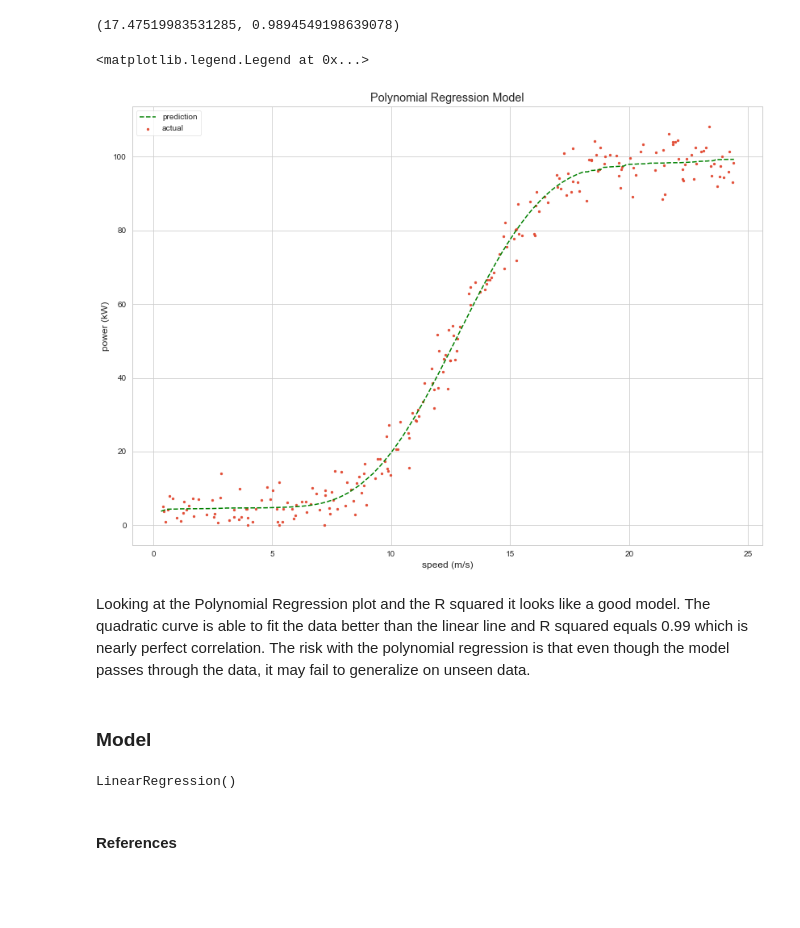
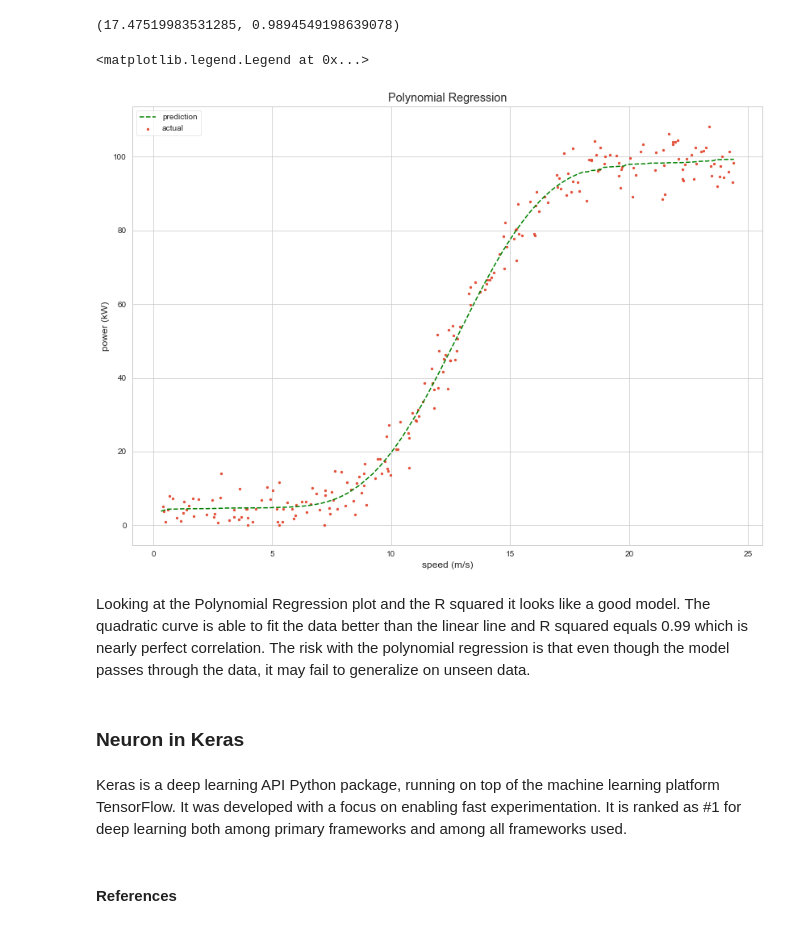
Before and after one commit to KatarzynaConnell/MachineLearn_Project2020, a Jupyter notebook: MachineLearn_Project2020.ipynb, the cells around one changed output. Saved outputs shown, nothing was run; the diff lists cells and outputs as text; code cells hidden in the pictures; blank space fills up the shorter version.

Commit message:
started work on the Neuron networks

```diff
--- a/MachineLearn_Project2020.ipynb
+++ b/MachineLearn_Project2020.ipynb
@@ -284,31 +284,28 @@ mse, r2
 # %%
 # Plot on scatterplot
 plt.scatter(polyn_speed_train, polyn_power_train, label='actual', s=8)
 
 sort_polyn_speed_test = np.sort(polyn_speed_test, 0)
 sort_ny_test_predict = np.sort(ny_test_predict, 0)
 
 
 # # Plot line based on model predictions
 plt.plot(sort_polyn_speed_test, sort_ny_test_predict, '--', label='prediction', color='green')
 
 # Labels
-plt.title('Polynomial Regression Model')
+plt.title('Polynomial Regression')
 plt.xlabel('speed (m/s)')
 plt.ylabel('power (kW)')
 plt.legend()
 # %% [output]
 <matplotlib.legend.Legend at 0x...>
-[figure, old version]
+[figure, new version]
 # %% [markdown]
 Looking at the Polynomial Regression plot and the R squared it looks like a good model. The quadratic curve is able to fit the data better than the linear line and R squared equals 0.99 which is nearly perfect correlation. The risk with the polynomial regression is that even though the model passes through the data, it may fail to generalize on unseen data.
-# %% [markdown]
-### Model
-# %%
-# check what
-m.fit(x,y)
-# %% [output]
-LinearRegression()
+# %% [markdown]
+### Neuron in Keras
+# %% [markdown]
+Keras is a deep learning API Python package, running on top of the machine learning platform TensorFlow. It was developed with a focus on enabling fast experimentation. It is ranked as #1 for deep learning both among primary frameworks and among all frameworks used.
 # %% [markdown]
 #### References
 # %% [markdown]
```
Also changed, not shown: parts of 6 cells of this notebook.
